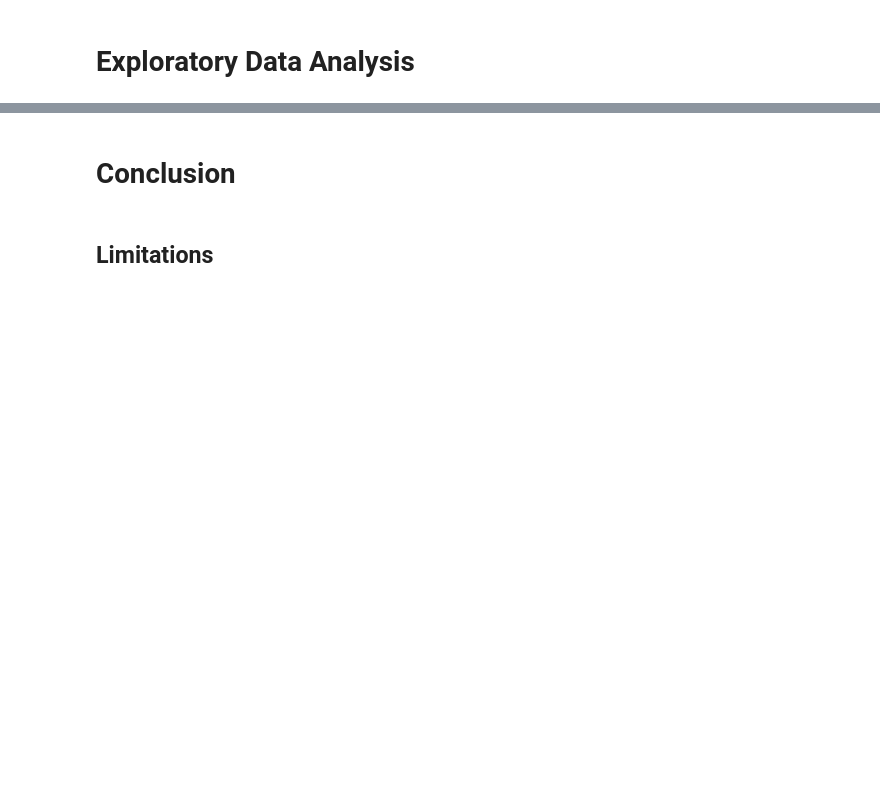
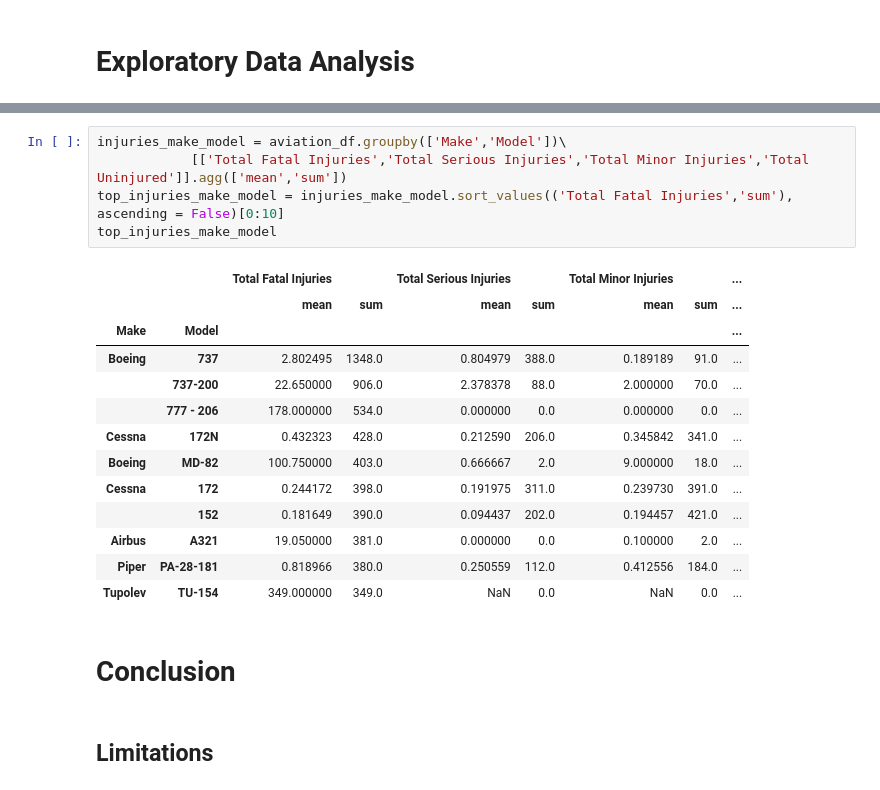
Before and after one commit to mkearns17/Aviation_Accidents_Project, a Jupyter notebook: Aviation_Phase1_Project.ipynb, the cells around one changed output, grey strips where cells are left out. Cells and saved outputs as stored; diff of their text form; blank space fills up the shorter version.

```diff
--- a/Aviation_Phase1_Project.ipynb
+++ b/Aviation_Phase1_Project.ipynb
@@ -190,3 +270,22 @@ aviation_acc.drop(cols_remove, axis = 1, inplace = True)
+# %%
+injuries_make_model = aviation_df.groupby(['Make','Model'])\
+            [['Total Fatal Injuries','Total Serious Injuries','Total Minor Injuries','Total Uninjured']].agg(['mean','sum'])
+top_injuries_make_model = injuries_make_model.sort_values(('Total Fatal Injuries','sum'), ascending = False)[0:10]
+top_injuries_make_model
+# %% [output]
+|  |  | Total Fatal Injuries |  | Total Serious Injuries |  | Total Minor Injuries |  | ... |
+|  |  | mean | sum | mean | sum | mean | sum | ... |
+| Make | Model |  |  |  |  |  |  | ... |
+| Boeing | 737 | 2.802495 | 1348.0 | 0.804979 | 388.0 | 0.189189 | 91.0 | ... |
+|  | 737-200 | 22.650000 | 906.0 | 2.378378 | 88.0 | 2.000000 | 70.0 | ... |
+|  | 777 - 206 | 178.000000 | 534.0 | 0.000000 | 0.0 | 0.000000 | 0.0 | ... |
+| Cessna | 172N | 0.432323 | 428.0 | 0.212590 | 206.0 | 0.345842 | 341.0 | ... |
+| Boeing | MD-82 | 100.750000 | 403.0 | 0.666667 | 2.0 | 9.000000 | 18.0 | ... |
+| Cessna | 172 | 0.244172 | 398.0 | 0.191975 | 311.0 | 0.239730 | 391.0 | ... |
+|  | 152 | 0.181649 | 390.0 | 0.094437 | 202.0 | 0.194457 | 421.0 | ... |
+| Airbus | A321 | 19.050000 | 381.0 | 0.000000 | 0.0 | 0.100000 | 2.0 | ... |
+| Piper | PA-28-181 | 0.818966 | 380.0 | 0.250559 | 112.0 | 0.412556 | 184.0 | ... |
+| Tupolev | TU-154 | 349.000000 | 349.0 | NaN | 0.0 | NaN | 0.0 | ... |
 # %% [markdown]
 # Conclusion
 # %% [markdown]
```
Also changed, not shown: parts of 12 cells of this notebook.
